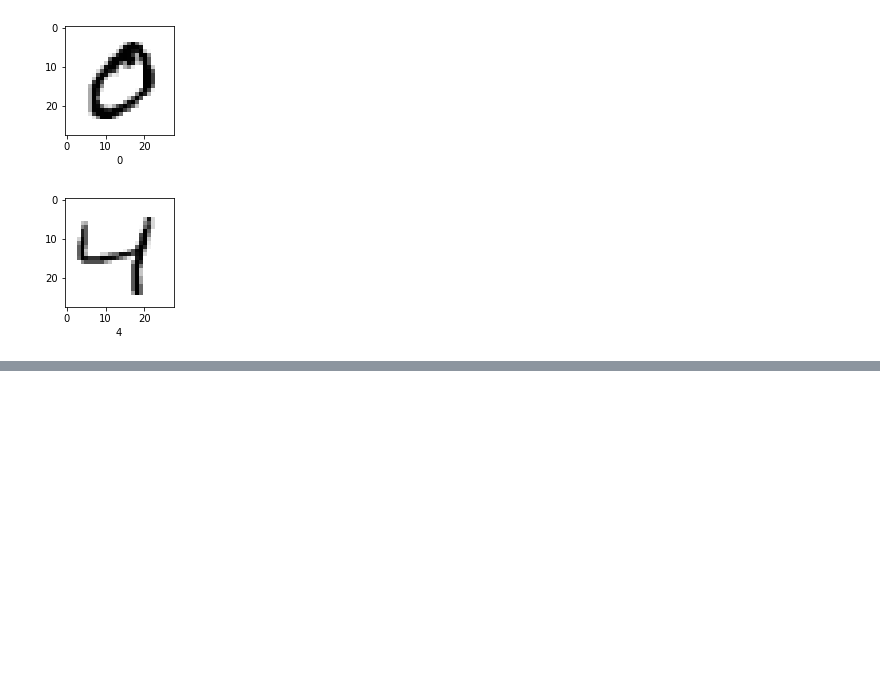
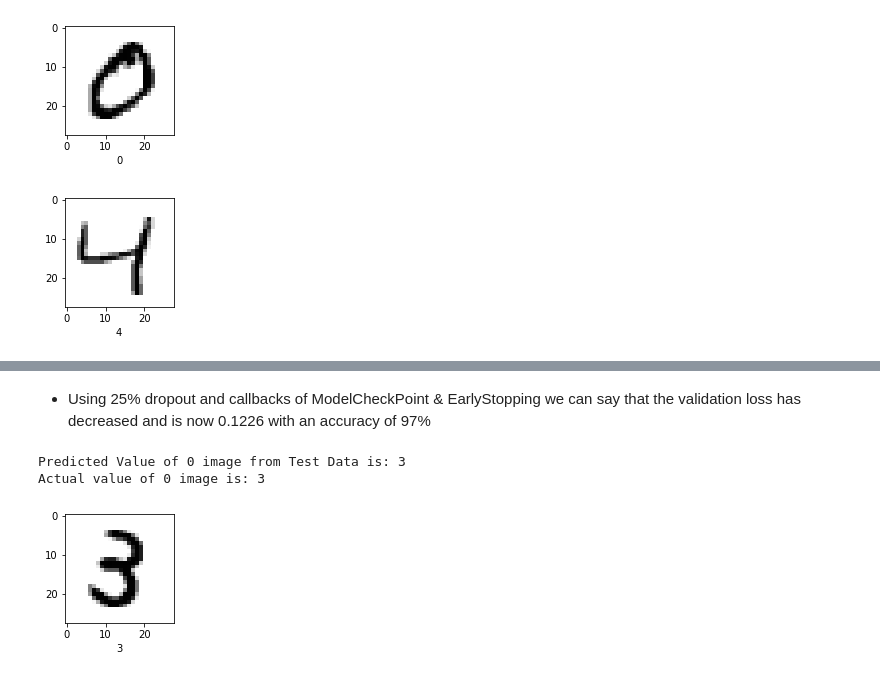
Before and after one commit to santhoshbvsrk/DeepLearning, a Jupyter notebook: MNIST/DigitRecognizer_MNIST.ipynb, the cells around one changed output, grey strips where cells are left out. Saved outputs shown, nothing was run; the diff lists cells and outputs as text; code cells hidden in the pictures; blank space fills up the shorter version.

```diff
--- a/MNIST/DigitRecognizer_MNIST.ipynb
+++ b/MNIST/DigitRecognizer_MNIST.ipynb
@@ -64,0 +217,14 @@ for index in range(0,3):
+# %% [markdown]
+* Using 25% dropout and callbacks of ModelCheckPoint & EarlyStopping we can say that the validation loss has decreased and is now 0.1226 with an accuracy of 97%
+# %%
+predictions_es_cp_do = model_es_cp_do.predict(X_test) #predicting value using the Early Stopping model.
+# %%
+predictions_es_cp_do[0] # this gives the one hot encoding value of the target variable for the provided index.
+print("Predicted Value of {} image from Test Data is: {}".format(0,np.argmax(predictions_es_cp_do[0]))) #this gives the value of prediction.
+print("Actual value of {} image is: {}".format(0,y_test[0])) #this gives the actual value
+
+plot_sample(X_test,y_test,0)   #calling function created above to print the image. Here image is from our prediction & Label on x-axis is actual value.
+# %% [output]
+Predicted Value of 0 image from Test Data is: 3
+Actual value of 0 image is: 3
+[figure, added]
```
Also changed, not shown: parts of 9 cells of this notebook.
